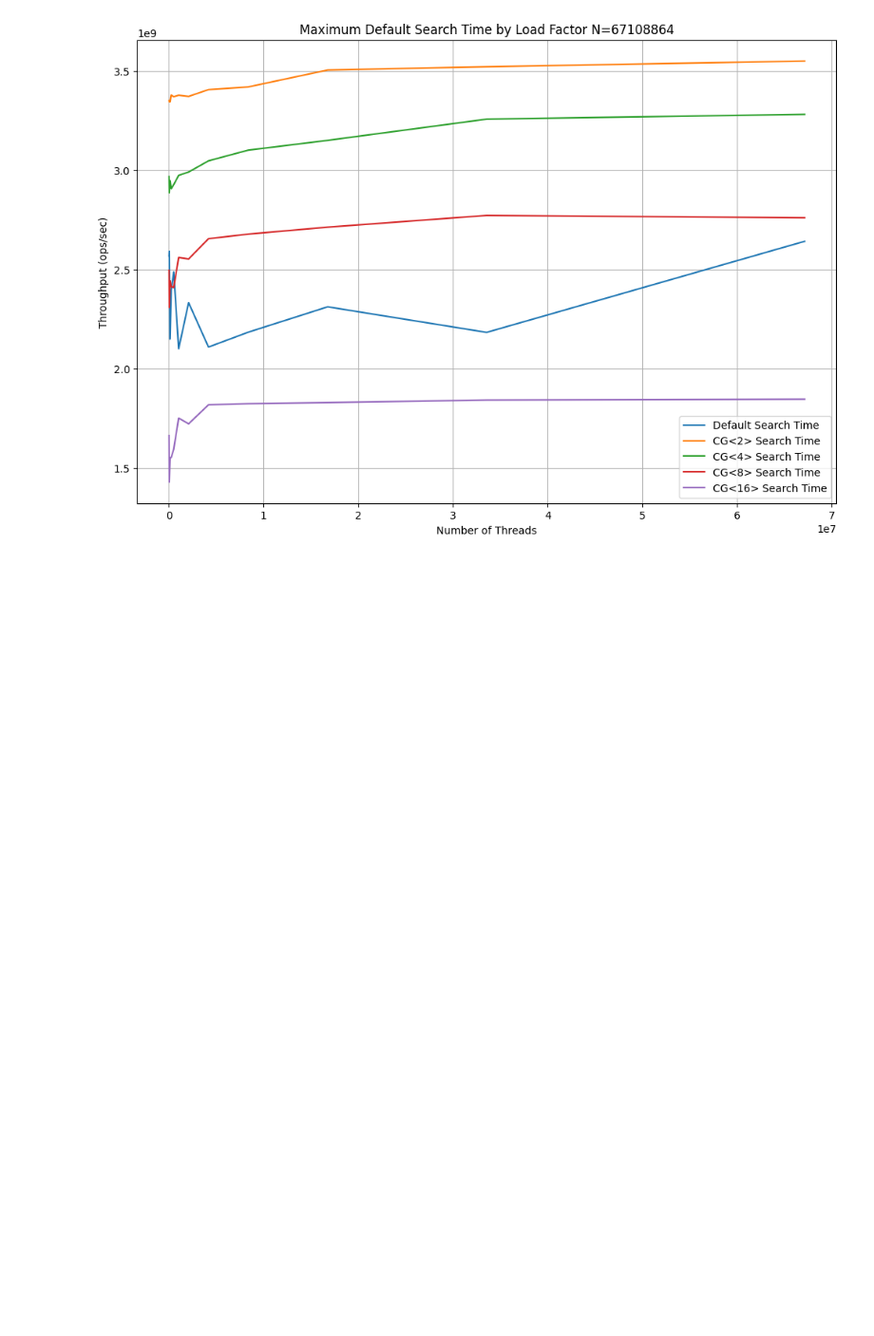
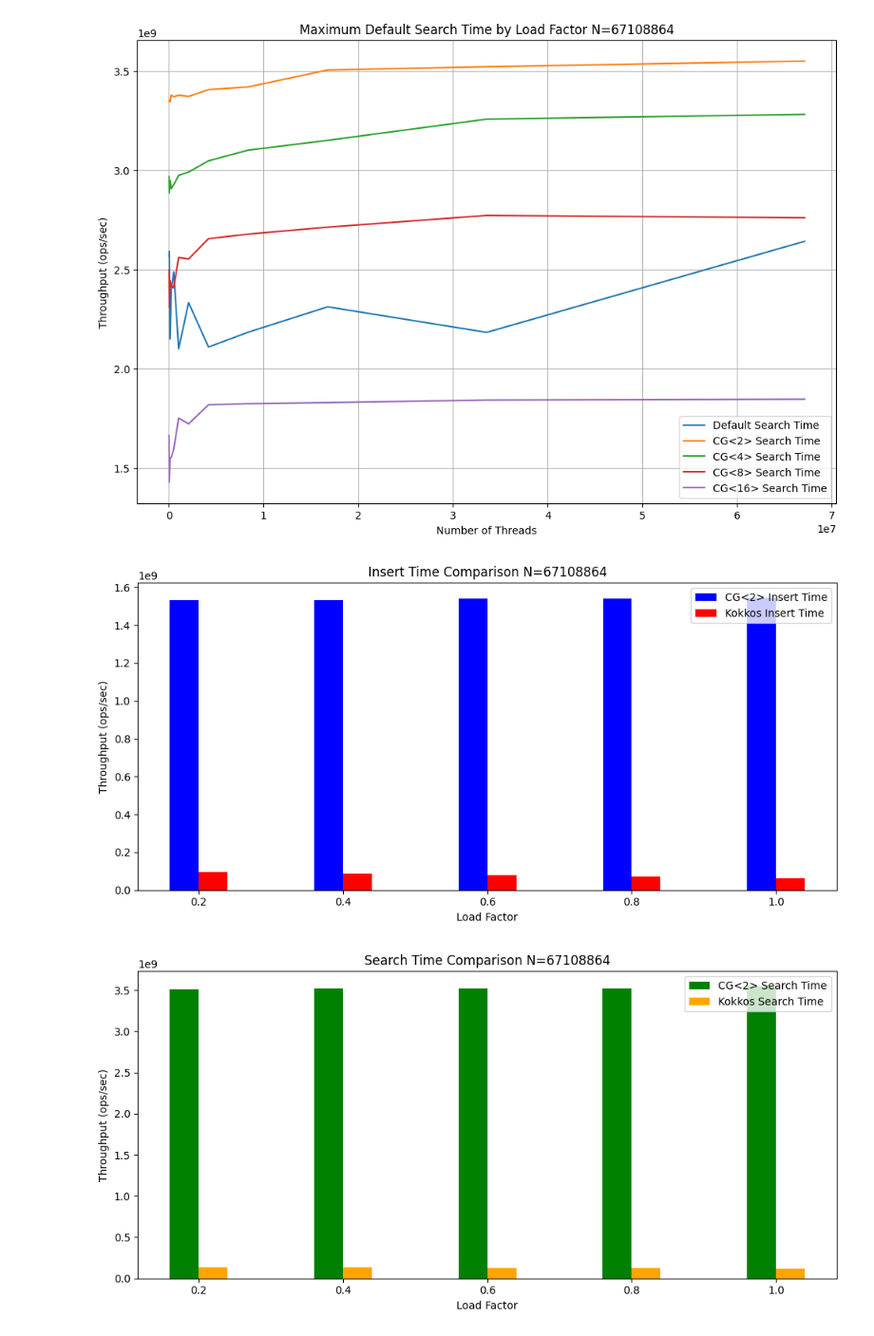
Before and after one commit to sandeepnmenon/gpu_datastructures, a Jupyter notebook: basics/visualize_results.ipynb, the cells around one changed output. Shown at 95% size. Cells and saved outputs as stored; diff of their text form; code cells hidden in the pictures; blank space fills up the shorter version.

```diff
--- a/basics/visualize_results.ipynb
+++ b/basics/visualize_results.ipynb
@@ -233,3 +233,41 @@ plt.grid(True)
 plt.show()
 # %% [output]
 [figure]
+# %%
+cg = 2
+kokkos_grouped_data = kokkos_data[kokkos_data['NumElements'] ==
+                                  N][["LoadFactor", "Throughput_DefaultInsertTime", "Throughput_DefaultSearchTime"]]
+data_N = data[cg][data[cg]['NumElements'] == N]
+cg_data = data_N.groupby(['LoadFactor']).agg({
+    'Throughput_CGInsertTime': 'max',
+    'Throughput_CGSearchTime': 'max'
+}).reset_index()
+
+# Plot for Insert Time Comparison
+plt.figure(figsize=(10, 5))
+plt.bar(cg_data['LoadFactor'] - 0.02, cg_data['Throughput_CGInsertTime'],
+        width=0.04, color='blue', label=f'CG<{cg}> Insert Time')
+plt.bar(kokkos_data['LoadFactor'] + 0.02, kokkos_data['Throughput_DefaultInsertTime'],
+        width=0.04, color='red', label='Kokkos Insert Time')
+plt.xlabel('Load Factor')
+plt.ylabel('Throughput (ops/sec)')
+plt.title(f'Insert Time Comparison N={N}')
+plt.legend()
+plt.tight_layout()
+plt.show()
+
+# Plot for Search Time Comparison
+plt.figure(figsize=(10, 5))
+plt.bar(cg_data['LoadFactor'] - 0.02, cg_data['Throughput_CGSearchTime'],
+        width=0.04, color='green', label=f'CG<{cg}> Search Time')
+plt.bar(kokkos_data['LoadFactor'] + 0.02, kokkos_data['Throughput_DefaultSearchTime'],
+        width=0.04, color='orange', label='Kokkos Search Time')
+plt.xlabel('Load Factor')
+plt.ylabel('Throughput (ops/sec)')
+plt.title(f'Search Time Comparison N={N}')
+plt.legend()
+plt.tight_layout()
+plt.show()
+# %% [output]
+[figure, added]
+[figure, added]
```
Also changed, not shown: parts of 4 cells of this notebook.
